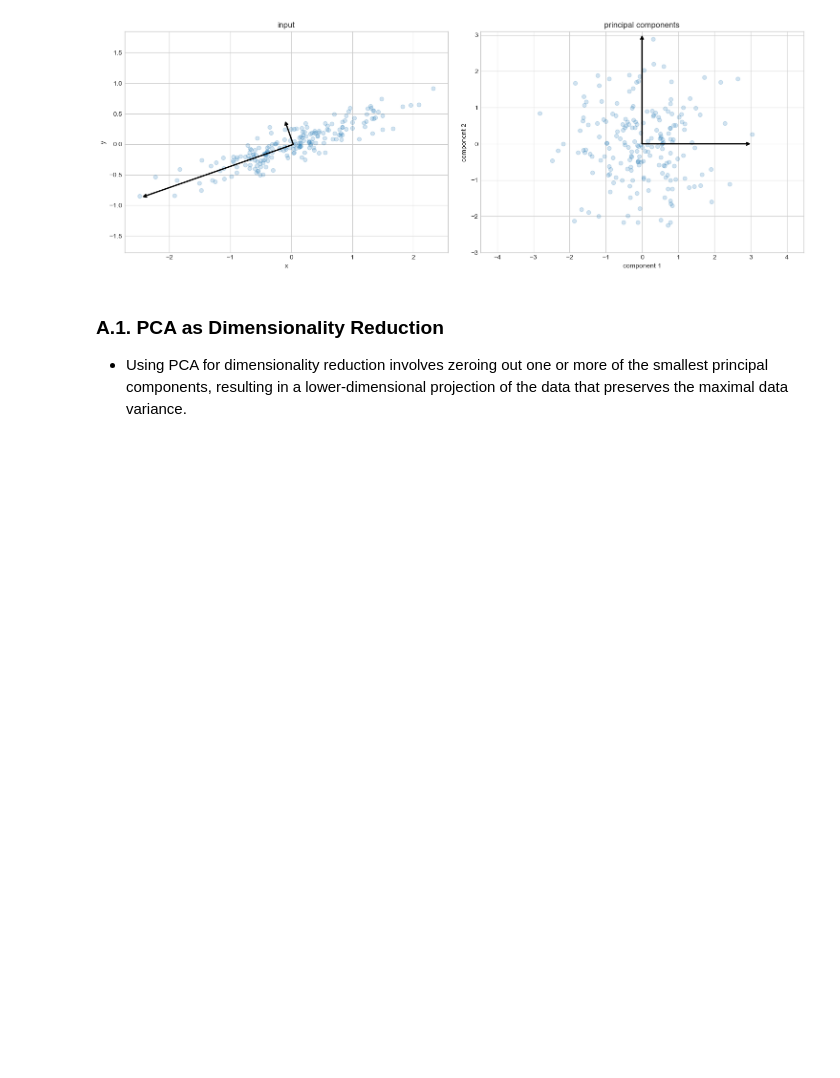
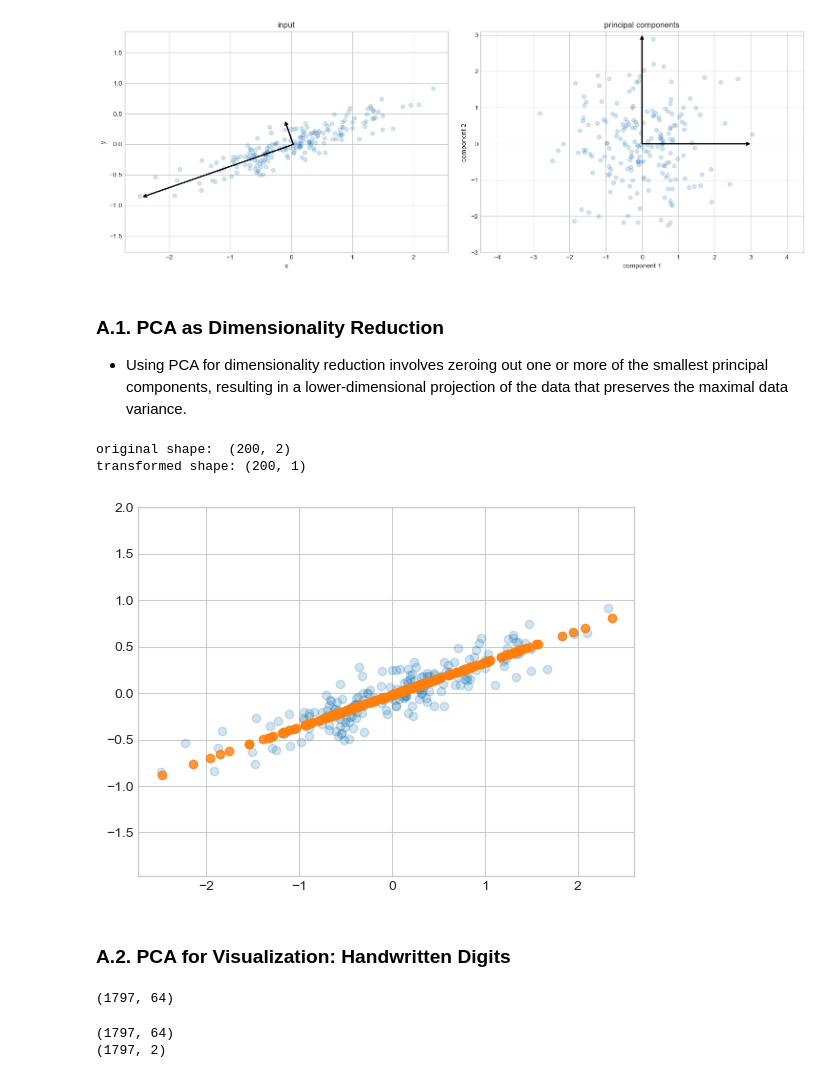
Before and after one commit to Spin8Cycle/ds-proj-remote, a Jupyter notebook: PDSHEx/ml_sklearn_notes/ml_principal_component_analysis.ipynb, the cells around one changed output. Saved outputs shown, nothing was run; the diff lists cells and outputs as text; code cells hidden in the pictures; blank space fills up the shorter version.

```diff
--- a/PDSHEx/ml_sklearn_notes/ml_principal_component_analysis.ipynb
+++ b/PDSHEx/ml_sklearn_notes/ml_principal_component_analysis.ipynb
@@ -99,3 +99,37 @@ ax[1].set(xlabel='component 1', ylabel='component 2',
 ### A.1. PCA as Dimensionality Reduction
 
 * Using PCA for dimensionality reduction involves zeroing out one or more of the smallest principal components, resulting in a lower-dimensional projection of the data that preserves the maximal data variance.
+# %%
+pca = PCA(n_components=1)
+pca.fit(X)
+X_pca = pca.transform(X)
+print("original shape: ", X.shape)
+print("transformed shape:", X_pca.shape)
+# %% [output]
+original shape:  (200, 2)
+transformed shape: (200, 1)
+# %%
+X_new = pca.inverse_transform(X_pca)
+
+plt.scatter(X[:, 0], X[:, 1], alpha=0.2)
+plt.scatter(X_new[:, 0], X_new[:, 1], alpha=0.8)
+plt.axis('equal');
+# %% [output]
+[figure, added]
+# %% [markdown]
+### A.2. PCA for Visualization: Handwritten Digits
+# %%
+from sklearn.datasets import load_digits
+digits = load_digits()
+digits.data.shape
+# %% [output]
+(1797, 64)
+# %%
+pca = PCA(2) # project from 64 to 2 dimensions
+projected = pca.fit_transform(digits.data)
+
+print(digits.data.shape)
+print(projected.shape)
+# %% [output]
+(1797, 64)
+(1797, 2)
```
Also changed, not shown: parts of 6 cells of this notebook.
